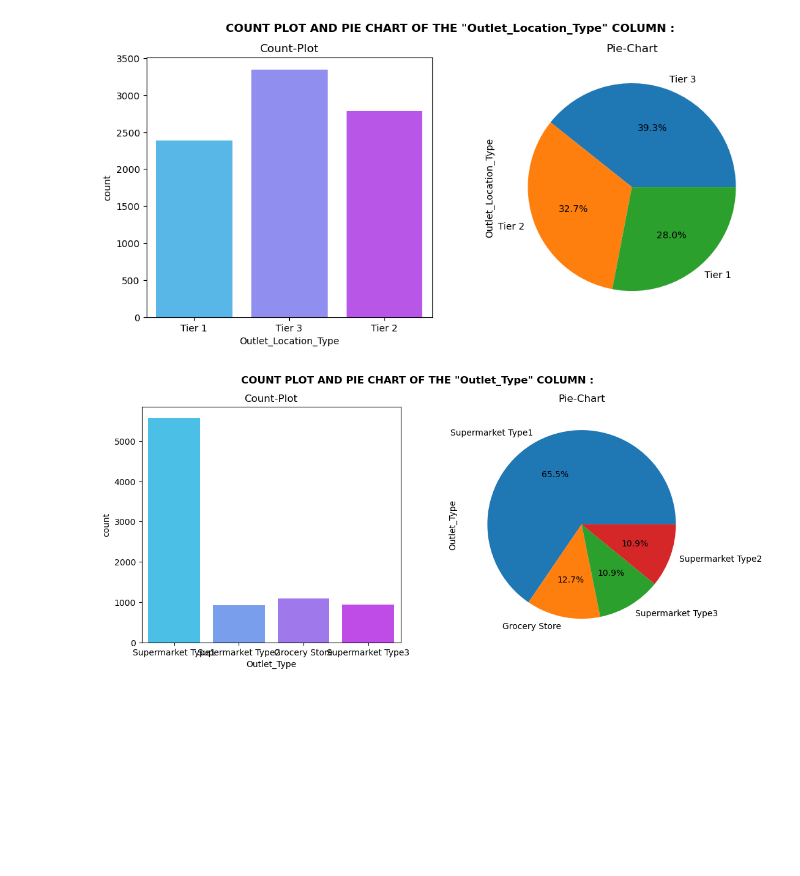
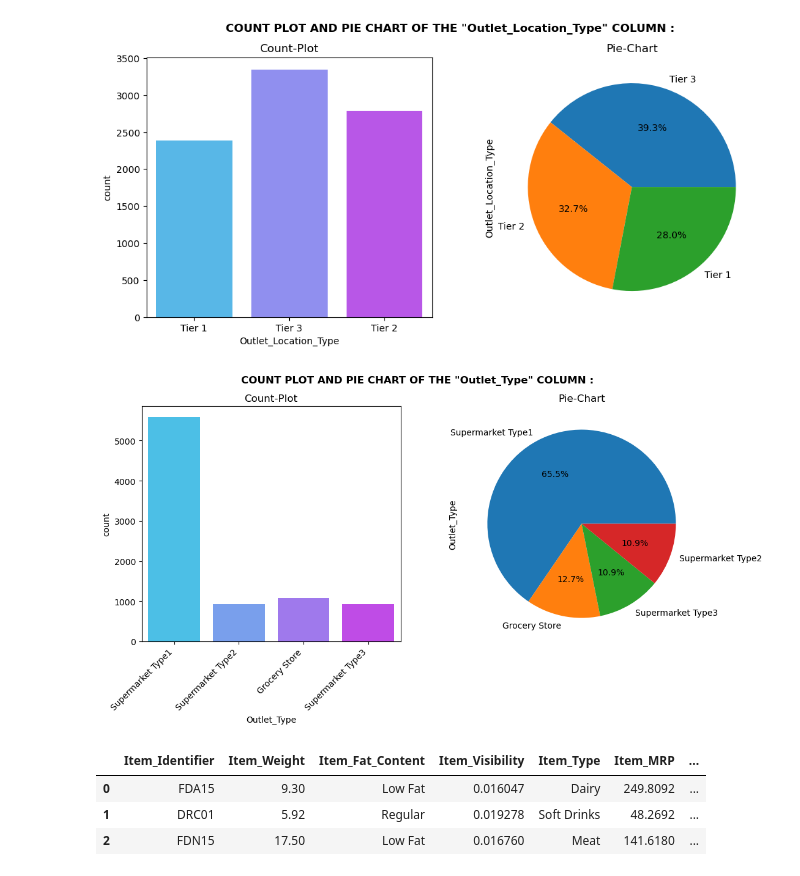
Before and after one commit to Pravat-21/Store_sales_prediction, a Jupyter notebook: notebook/store_sales_prediction_EDA.ipynb, the cells around one changed output. Drawn from its saved outputs; the diff is of its cells as text; code cells hidden in the pictures; blank space fills up the shorter version.

```diff
--- a/notebook/store_sales_prediction_EDA.ipynb
+++ b/notebook/store_sales_prediction_EDA.ipynb
@@ -446,4 +533,5 @@ dtype: int64
 #train_df.to_csv('cleantrain.csv',index=False)
 #test_df.to_csv('cleantest.csv',index=False)
 # %%
-train_df=pd.read_csv(r"D:\Project\ineuron_project\cleantrain.csv")
+train_df=pd.read_csv(r"D:\Project\ineuron_project\process_dataset\cleantrain.csv")
+train_df
@@ -501,0 +609,2 @@ train_df[num_cols].describe()
+# %%
+train_df.rename(columns={'Outlet_Establishment_Year':'Outlet_Age'},inplace=True)
@@ -750,15 +875,23 @@ plt.show()
 # %%
 plt.figure(figsize=(12,5))
 plt.suptitle('COUNT PLOT AND PIE CHART OF THE "Outlet_Type" COLUMN :',fontweight='bold')
 
+categories=train_df['Outlet_Type'].unique()
 ax1=plt.subplot(1,2,1)
 ax1.set_title('Count-Plot')
-
 sns.countplot(train_df['Outlet_Type'],palette='cool')
+ax1.set_xticklabels(categories,rotation=45, ha='right')
 
 ax2=plt.subplot(1,2,2)
 ax2.set_title('Pie-Chart')
 train_df['Outlet_Type'].value_counts().plot(kind='pie',autopct='%0.1f%%')
 plt.show()
 # %% [output]
-[figure, old version]
+[figure, new version]
+# %%
+train_df.head(3)
+# %% [output]
+|  | Item_Identifier | Item_Weight | Item_Fat_Content | Item_Visibility | Item_Type | Item_MRP | ... |
+| 0 | FDA15 | 9.30 | Low Fat | 0.016047 | Dairy | 249.8092 | ... |
+| 1 | DRC01 | 5.92 | Regular | 0.019278 | Soft Drinks | 48.2692 | ... |
+| 2 | FDN15 | 17.50 | Low Fat | 0.016760 | Meat | 141.6180 | ... |
```
Also changed, not shown: parts of 54 cells of this notebook, 4 other files.
